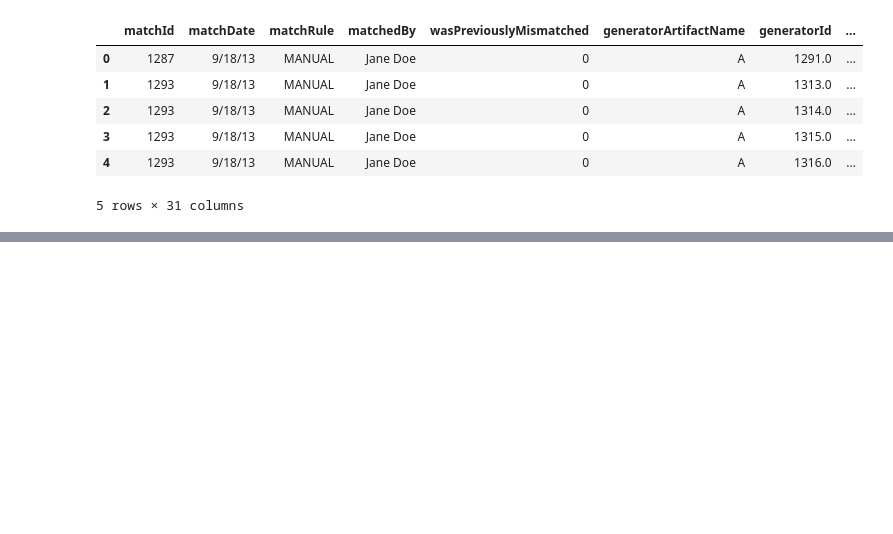
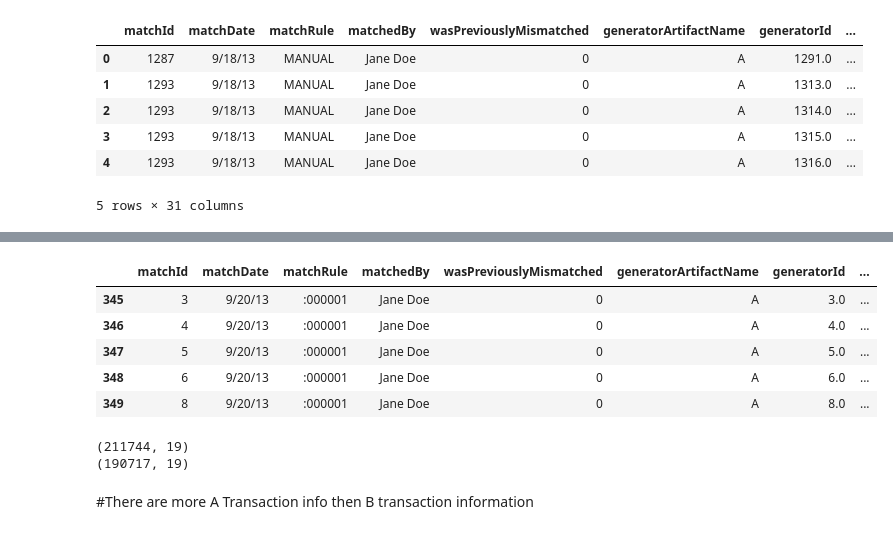
Before and after one commit to abigailzhou03/operartis-1a, a Jupyter notebook: main.ipynb, the cells around one changed output, grey strips where cells are left out. Drawn from its saved outputs; the diff is of its cells as text; code cells hidden in the pictures; blank space fills up the shorter version.

Commit message:
Seprated the transactions into two dataframe one for Transaction A and one for Transaction B

```diff
--- a/main.ipynb
+++ b/main.ipynb
@@ -19,0 +32,3 @@ df.head()
+# %%
+columns_A = ['matchId', 'matchDate', 'matchRule', 'matchedBy', 'wasPreviouslyMismatched', 'generatorArtifactName', 'generatorId', 'generatorImportDate', 'A_debitOrCredit', 'A_amount', 'A_valueDate', 'A_currencyCode', 'A_account', 'A_transactionReferences', 'A_transactionAttributes', 'A_orderingPartyInfo', 'A_receivingPartyInfo', 'targetAllocation', 'generatorAllocation']
+columns_B = ['matchId', 'matchDate', 'matchRule', 'matchedBy', 'wasPreviouslyMismatched', 'generatorArtifactName', 'generatorId', 'generatorImportDate', 'B_debitOrCredit', 'B_amount', 'B_valueDate', 'B_currencyCode', 'B_account', 'B_transactionReferences', 'B_transactionAttributes', 'B_orderingPartyInfo', 'B_receivingPartyInfo', 'targetAllocation', 'generatorAllocation']
@@ -19,0 +45,3 @@ df.head()
+# %%
+df_B = df[columns_B]
+df_B.head()
@@ -19,0 +70,19 @@ df.head()
+# %%
+df_B = df_B[df_B['B_amount'].notna()]
+
+df_B.head()
+# %% [output]
+|  | matchId | matchDate | matchRule | matchedBy | wasPreviouslyMismatched | generatorArtifactName | generatorId | ... |
+| 345 | 3 | 9/20/13 | :000001 | Jane Doe | 0 | A | 3.0 | ... |
+| 346 | 4 | 9/20/13 | :000001 | Jane Doe | 0 | A | 4.0 | ... |
+| 347 | 5 | 9/20/13 | :000001 | Jane Doe | 0 | A | 5.0 | ... |
+| 348 | 6 | 9/20/13 | :000001 | Jane Doe | 0 | A | 6.0 | ... |
+| 349 | 8 | 9/20/13 | :000001 | Jane Doe | 0 | A | 8.0 | ... |
+# %%
+print(df_A.shape)
+print(df_B.shape)
+# %% [output]
+(211744, 19)
+(190717, 19)
+# %% [markdown]
+#There are more A Transaction info then B transaction information
```
Also changed, not shown: parts of 7 cells of this notebook.
